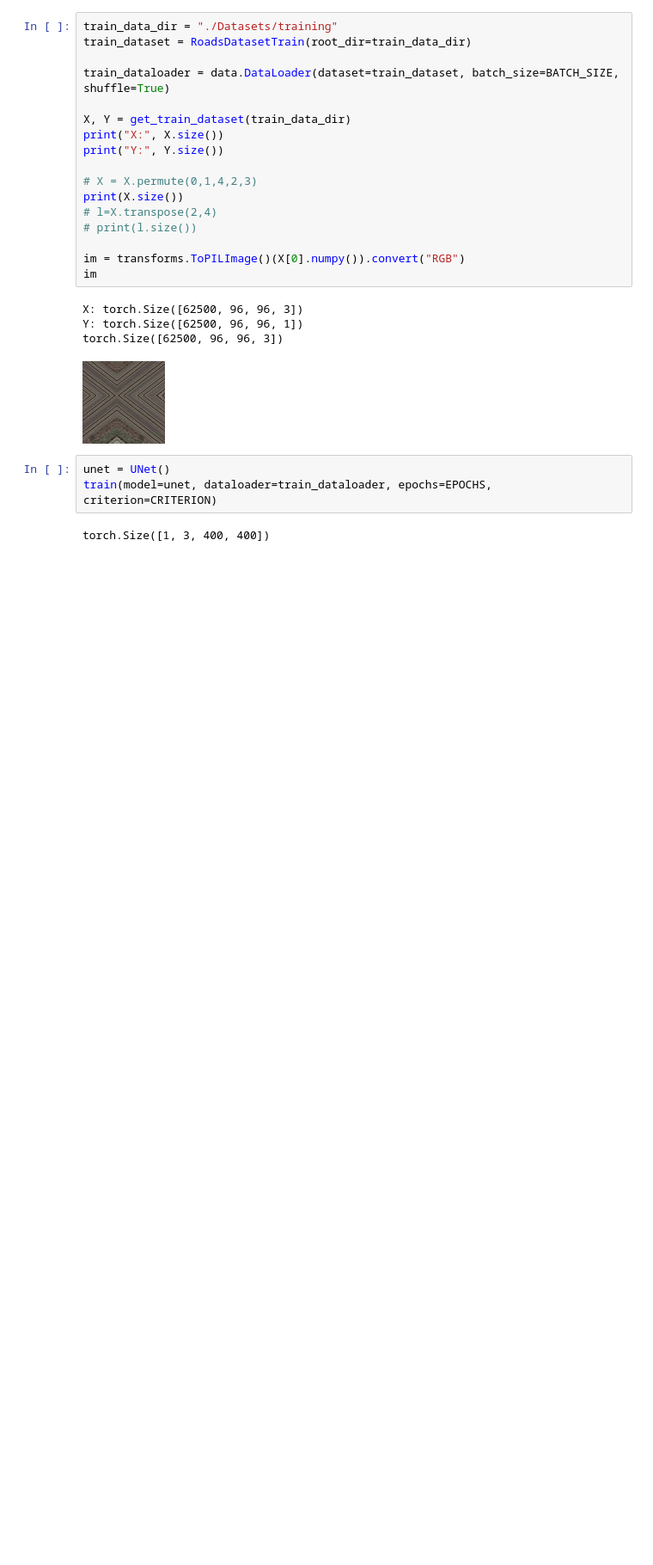
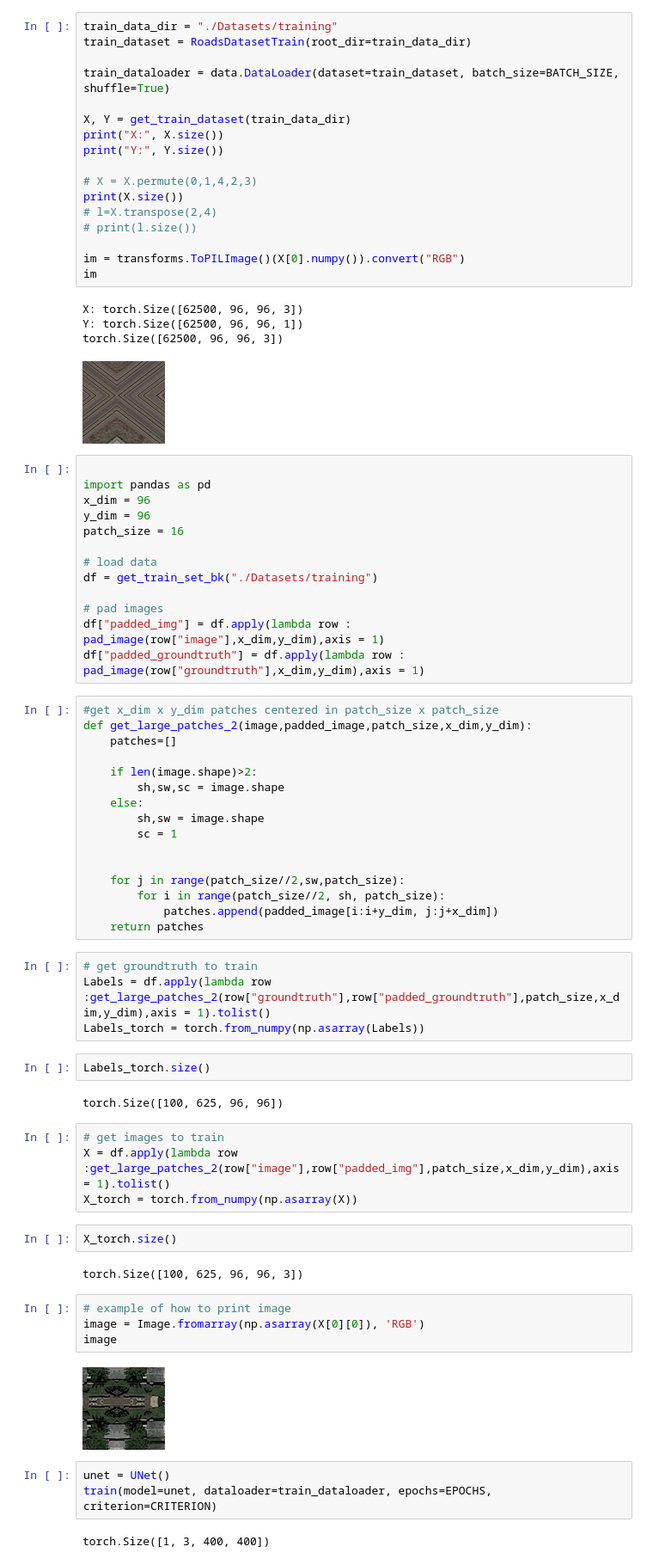
Before and after one commit to Kaabachi/Road-Segmentation, a Jupyter notebook: Untitled.ipynb, the cells around one changed output. Shown: that part at 86% size. Saved outputs shown, nothing was run; the diff lists cells and outputs as text; blank space fills up the shorter version.

```diff
--- a/Untitled.ipynb
+++ b/Untitled.ipynb
@@ -42,6 +44,57 @@ X: torch.Size([62500, 96, 96, 3])
 Y: torch.Size([62500, 96, 96, 1])
 torch.Size([62500, 96, 96, 3])
 [figure]
+# %%
+
+import pandas as pd
+x_dim = 96
+y_dim = 96
+patch_size = 16
+
+# load data
+df = get_train_set_bk("./Datasets/training")
+
+# pad images
+df["padded_img"] = df.apply(lambda row : pad_image(row["image"],x_dim,y_dim),axis = 1)
+df["padded_groundtruth"] = df.apply(lambda row : pad_image(row["groundtruth"],x_dim,y_dim),axis = 1)
+# %%
+#get x_dim x y_dim patches centered in patch_size x patch_size
+def get_large_patches_2(image,padded_image,patch_size,x_dim,y_dim):
+    patches=[]
+
+    if len(image.shape)>2:
+        sh,sw,sc = image.shape
+    else:
+        sh,sw = image.shape
+        sc = 1
+
+
+    for j in range(patch_size//2,sw,patch_size):
+        for i in range(patch_size//2, sh, patch_size):
+            patches.append(padded_image[i:i+y_dim, j:j+x_dim])
+    return patches
+# %%
+# get groundtruth to train
+Labels = df.apply(lambda row :get_large_patches_2(row["groundtruth"],row["padded_groundtruth"],patch_size,x_dim,y_dim),axis = 1).tolist()
+Labels_torch = torch.from_numpy(np.asarray(Labels))
+# %%
+Labels_torch.size()
+# %% [output]
+torch.Size([100, 625, 96, 96])
+# %%
+# get images to train
+X = df.apply(lambda row :get_large_patches_2(row["image"],row["padded_img"],patch_size,x_dim,y_dim),axis = 1).tolist()
+X_torch = torch.from_numpy(np.asarray(X))
+# %%
+X_torch.size()
+# %% [output]
+torch.Size([100, 625, 96, 96, 3])
+# %%
+# example of how to print image
+image = Image.fromarray(np.asarray(X[0][0]), 'RGB')
+image
+# %% [output]
+[figure, added]
 # %%
 unet = UNet()
 train(model=unet, dataloader=train_dataloader, epochs=EPOCHS, criterion=CRITERION)
```
Also changed, not shown: parts of 1 cell of this notebook, 1 other file.
